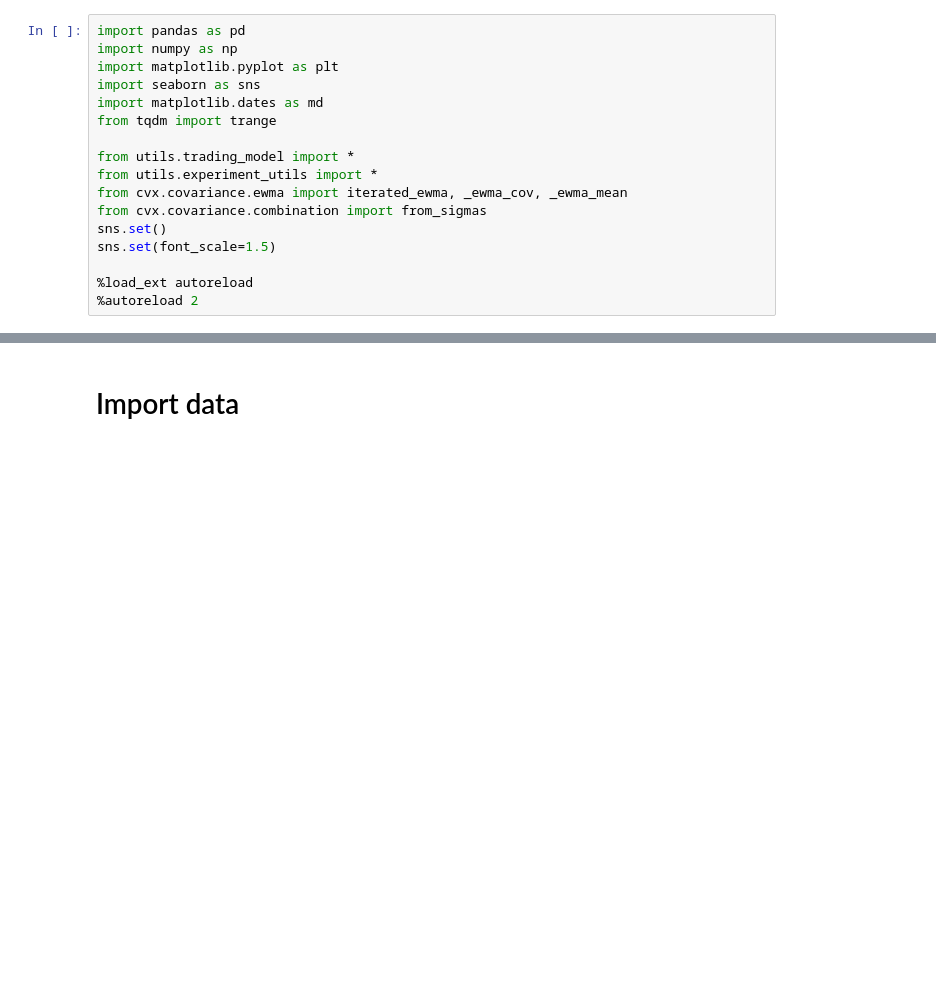
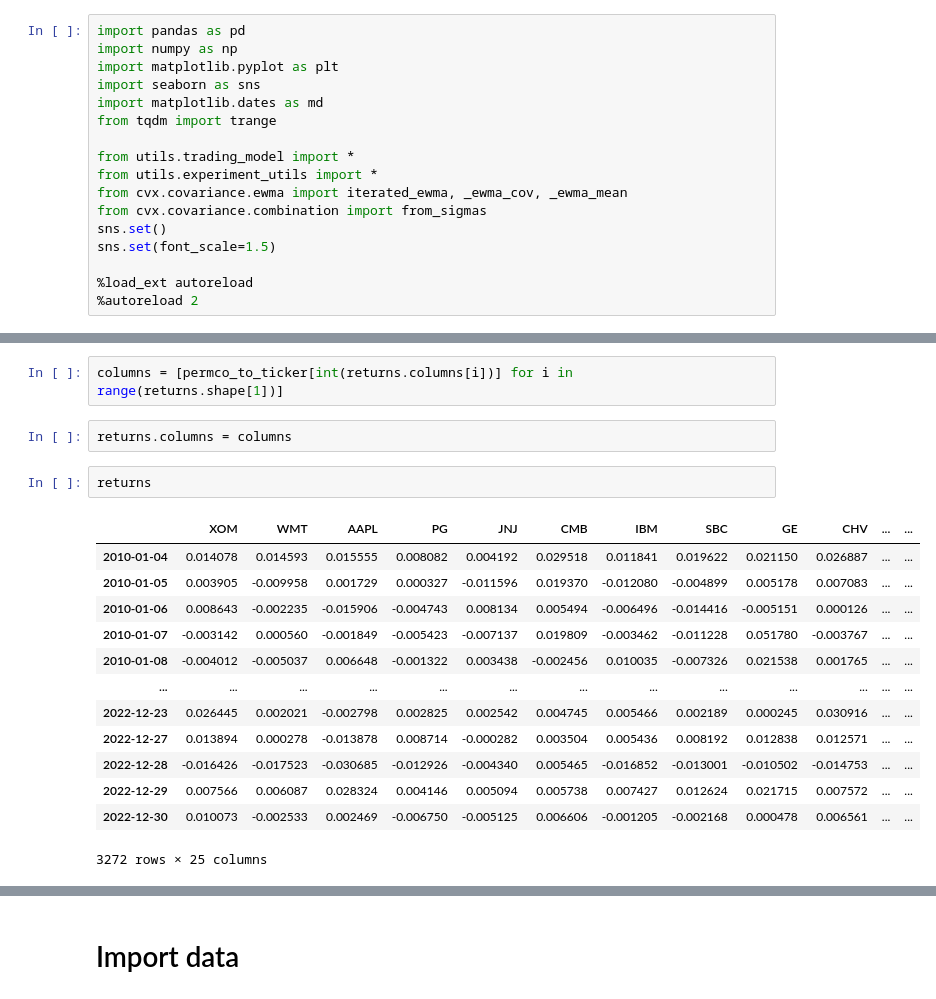
Before and after one commit to cvxgrp/cov_pred_finance, a Jupyter notebook: experiments/stock_portfolios.ipynb, the cells around one changed output, grey strips where cells are left out. Saved outputs shown, nothing was run; the diff lists cells and outputs as text; blank space fills up the shorter version.

```diff
--- a/experiments/stock_portfolios.ipynb
+++ b/experiments/stock_portfolios.ipynb
@@ -17,0 +50,20 @@ sns.set(font_scale=1.5)
+# %%
+columns = [permco_to_ticker[int(returns.columns[i])] for i in range(returns.shape[1])]
+# %%
+returns.columns = columns
+# %%
+returns
+# %% [output]
+|  | XOM | WMT | AAPL | PG | JNJ | CMB | IBM | SBC | GE | CHV | ... | ... |
+| 2010-01-04 | 0.014078 | 0.014593 | 0.015555 | 0.008082 | 0.004192 | 0.029518 | 0.011841 | 0.019622 | 0.021150 | 0.026887 | ... | ... |
+| 2010-01-05 | 0.003905 | -0.009958 | 0.001729 | 0.000327 | -0.011596 | 0.019370 | -0.012080 | -0.004899 | 0.005178 | 0.007083 | ... | ... |
+| 2010-01-06 | 0.008643 | -0.002235 | -0.015906 | -0.004743 | 0.008134 | 0.005494 | -0.006496 | -0.014416 | -0.005151 | 0.000126 | ... | ... |
+| 2010-01-07 | -0.003142 | 0.000560 | -0.001849 | -0.005423 | -0.007137 | 0.019809 | -0.003462 | -0.011228 | 0.051780 | -0.003767 | ... | ... |
+| 2010-01-08 | -0.004012 | -0.005037 | 0.006648 | -0.001322 | 0.003438 | -0.002456 | 0.010035 | -0.007326 | 0.021538 | 0.001765 | ... | ... |
+| ... | ... | ... | ... | ... | ... | ... | ... | ... | ... | ... | ... | ... |
+| 2022-12-23 | 0.026445 | 0.002021 | -0.002798 | 0.002825 | 0.002542 | 0.004745 | 0.005466 | 0.002189 | 0.000245 | 0.030916 | ... | ... |
+| 2022-12-27 | 0.013894 | 0.000278 | -0.013878 | 0.008714 | -0.000282 | 0.003504 | 0.005436 | 0.008192 | 0.012838 | 0.012571 | ... | ... |
+| 2022-12-28 | -0.016426 | -0.017523 | -0.030685 | -0.012926 | -0.004340 | 0.005465 | -0.016852 | -0.013001 | -0.010502 | -0.014753 | ... | ... |
+| 2022-12-29 | 0.007566 | 0.006087 | 0.028324 | 0.004146 | 0.005094 | 0.005738 | 0.007427 | 0.012624 | 0.021715 | 0.007572 | ... | ... |
+| 2022-12-30 | 0.010073 | -0.002533 | 0.002469 | -0.006750 | -0.005125 | 0.006606 | -0.001205 | -0.002168 | 0.000478 | 0.006561 | ... | ... |
+3272 rows × 25 columns
```
Also changed, not shown: parts of 13 cells of this notebook, 9 other files.
